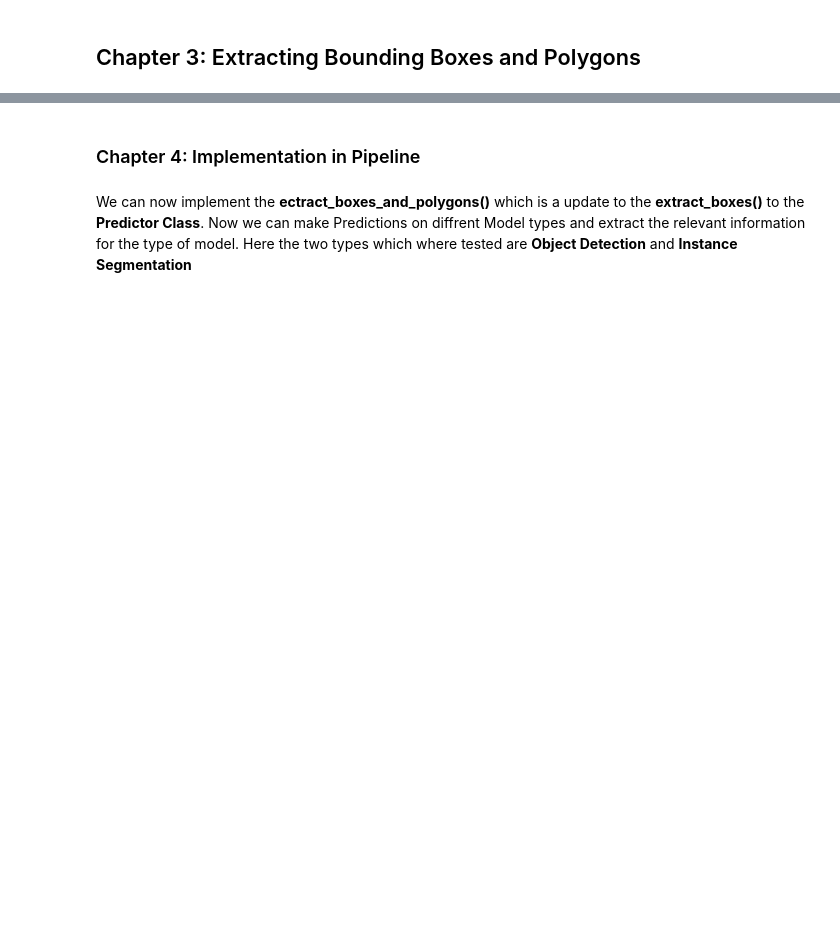
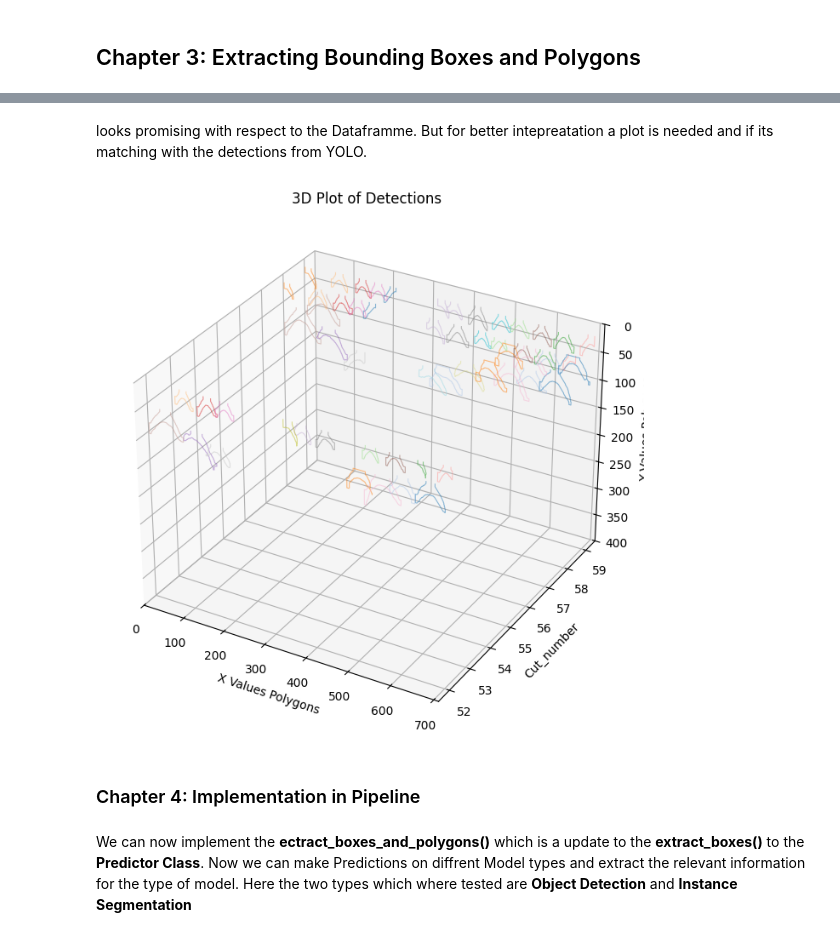
Before and after one commit to jogi96/PAINDGPR, a Jupyter notebook: Notebooks/5 Predicting_Location_Hoyperbolas_Segmentation.ipynb, the cells around one changed output, grey strips where cells are left out. Saved outputs shown, nothing was run; the diff lists cells and outputs as text; code cells hidden in the pictures; blank space fills up the shorter version.

Commit message:
worked on predicting hyperbolas with segmentation

```diff
--- a/Notebooks/5 Predicting_Location_Hoyperbolas_Segmentation.ipynb
+++ b/Notebooks/5 Predicting_Location_Hoyperbolas_Segmentation.ipynb
@@ -104,0 +220,2 @@ found polys
+# %%
+results = model.predict(TEST_PIC_DIR,save = True, conf=0.4)
@@ -104,0 +228,4 @@ found polys
+# %%
+detections = match_detections(results= results, dist_trheshhold=20, out_path=OUT_PATH_Detections, export=False )
+# %% [markdown]
+looks promising with respect to the Dataframme. But for better intepreatation a plot is needed and if its matching with the detections from YOLO.
@@ -105,3 +280,7 @@ found polys
+# %%
+plot_matched_detections(detections)
+# %% [output]
+[figure, added]
 # %% [markdown]
 ### Chapter 4: Implementation in Pipeline
 # %% [markdown]
```
Also changed, not shown: parts of 15 cells of this notebook, 3 other files.
